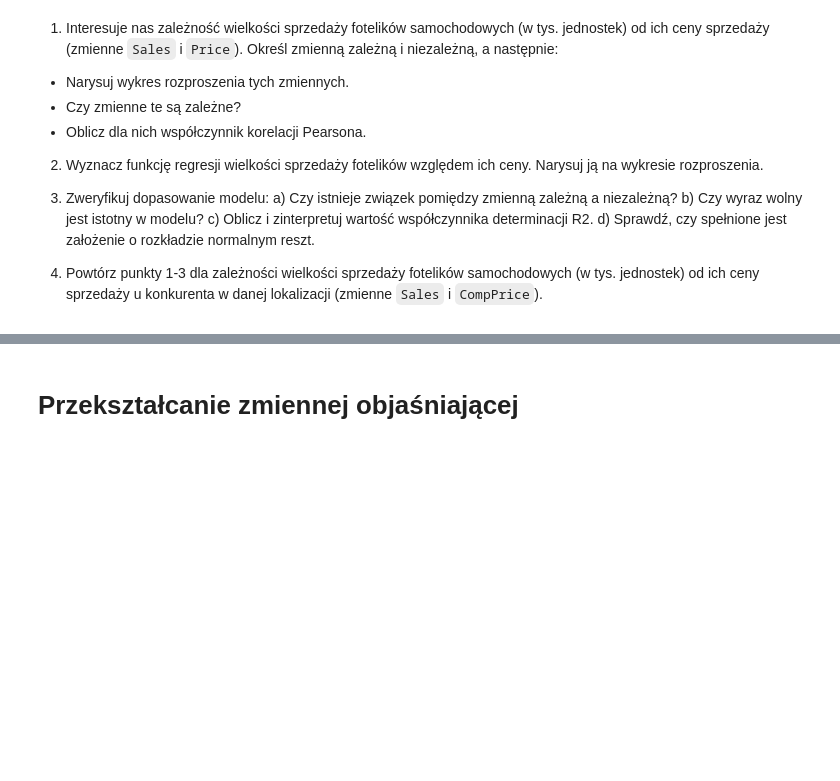
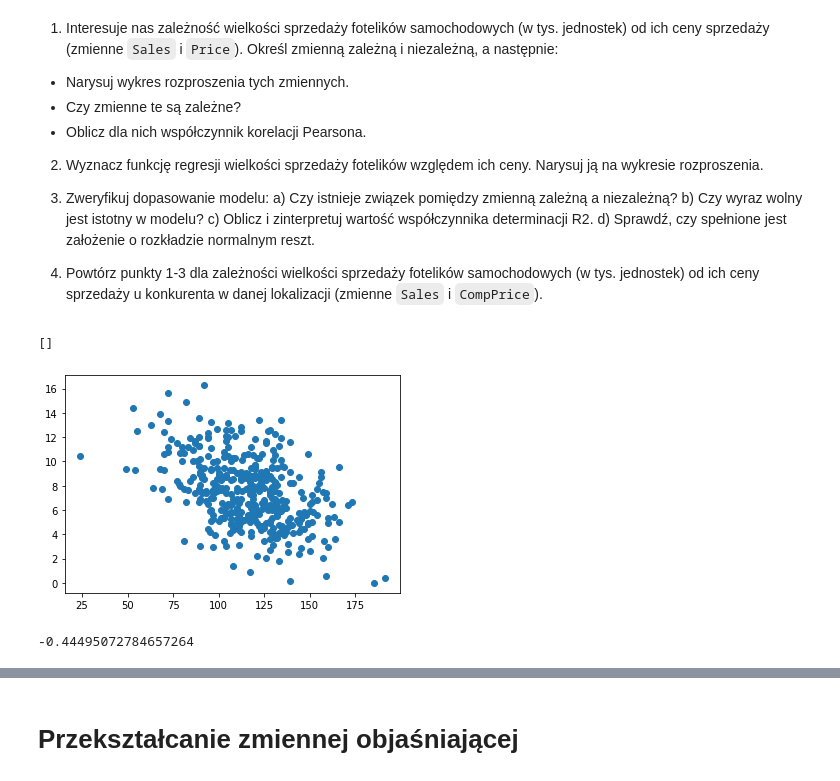
Before and after one commit to mdabrowski-phd/ds250223_regression, a Jupyter notebook: workshops/03_regresja/01_regresja_jednej_zmiennej.ipynb, the cells around one changed output, grey strips where cells are left out. Cells and saved outputs as stored; diff of their text form; code cells hidden in the pictures; blank space fills up the shorter version.

```diff
--- a/workshops/03_regresja/01_regresja_jednej_zmiennej.ipynb
+++ b/workshops/03_regresja/01_regresja_jednej_zmiennej.ipynb
@@ -52,4 +70,4 @@ import matplotlib.pyplot as plt
 # %%
-# #pobieranie plików z statsmodels
-# cancer = sm.datasets.cancer.load_pandas()
+#pobieranie plików z statsmodels
+cancer = sm.datasets.cancer.load_pandas()
 # %%
@@ -61,5 +97,5 @@ import matplotlib.pyplot as plt
 # %%
 # Pobieranie zbiorow danych z R
 # %%
-# carseats = sm.datasets.get_rdataset(dataname="Carseats", package="ISLR", cache=True)
+carseats = sm.datasets.get_rdataset(dataname="Carseats", package="ISLR", cache=True)
 # %%
@@ -108,10 +162,18 @@ Wczytaj zbiór `Carseats`, który zawierają dane o sprzedaży fotelików samoch
 
 4. Powtórz punkty 1-3 dla zależności wielkości sprzedaży fotelików samochodowych (w tys. jednostek) od ich ceny sprzedaży u konkurenta w danej lokalizacji (zmienne `Sales` i `CompPrice`).
 # %%
-# #zmienna niezalezna Price, zmienna zalezna Sales
-# carseats_df = carseats.data
-# #niezalezna X, zalezna Y
-# X = carseats_df['Price']
-# y = carseats_df['Sales']
-# ...
+#1
+#Zależna Sales, niezależna Price
+carseats_df = carseats.data
+plt.scatter(carseats_df.Price,carseats_df.Sales)
+plt.plot()
+#jest zależność liniowa
+# %% [output]
+[]
+[figure, added]
+# %%
+#korelacja pearsonowska
+np.corrcoef(carseats_df.Price,carseats_df.Sales)[0,1]
+# %% [output]
+-0.44495072784657264
 # %%
```
Also changed, not shown: parts of 43 cells of this notebook, 3 other files.
